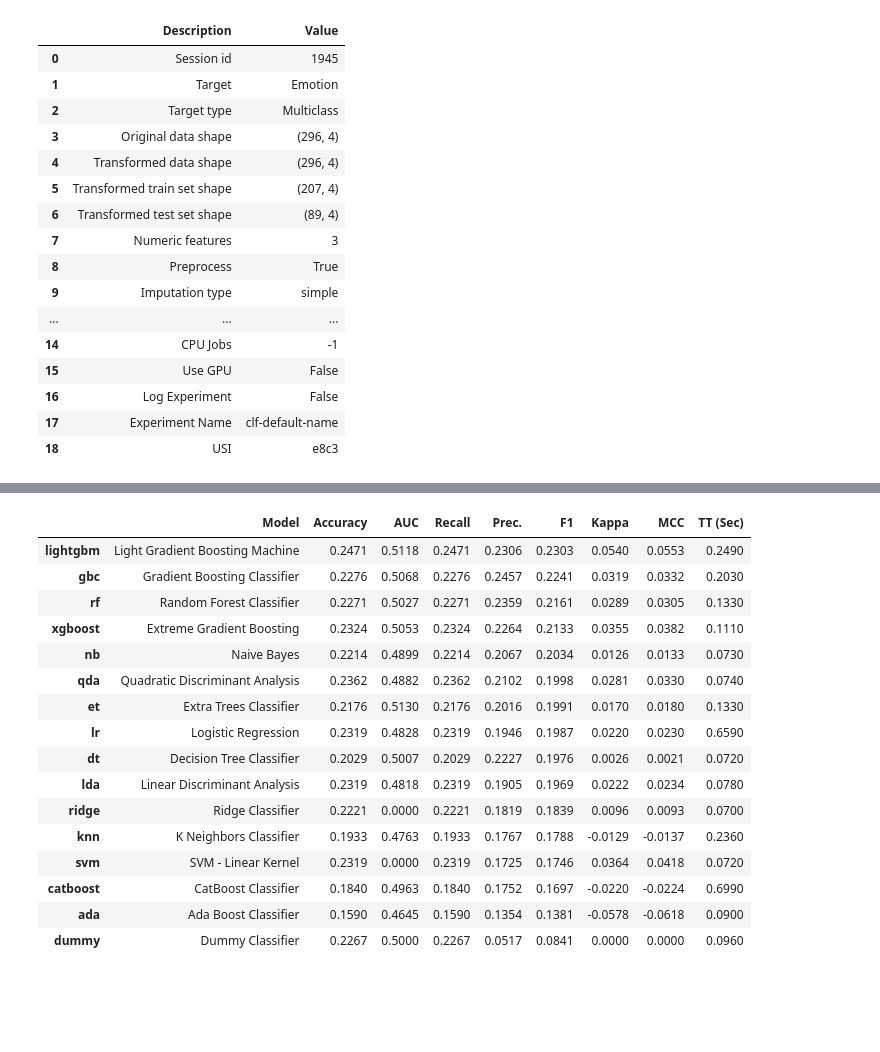
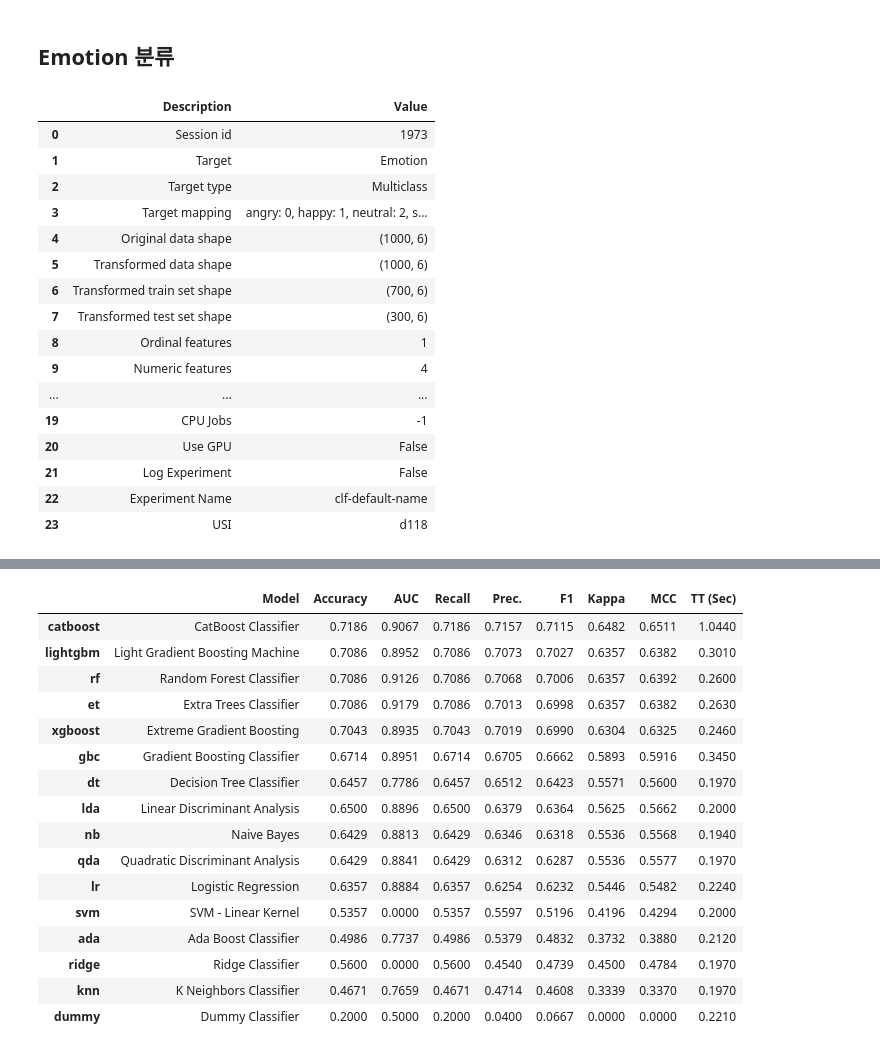
Before and after one commit to qlstn9150/ERC, a Jupyter notebook: 3.classification.ipynb, the cells around one changed output, grey strips where cells are left out. Drawn from its saved outputs; the diff is of its cells as text; code cells hidden in the pictures; blank space fills up the shorter version.

```diff
--- a/3.classification.ipynb
+++ b/3.classification.ipynb
@@ -9,45 +10,50 @@ directory= 'C:\\Users\\USER\\PycharmProjects\\ERC\\'
 os.chdir(directory)
 # %%
 data_n = 'temp' #temp, ibi, eda
-method = 'tsne' #pca, tsne, lle, umap
+method = 'umap' #pca, tsne, lle, umap
 # %%
-data = pd.read_csv('data/{}_{}.csv'.format(data_n, method))
+data = pd.read_csv('data/red/{}_{}.csv'.format(data_n, method))
+# %% [markdown]
+Emotion 분류
+---
 # %%
-clf = setup(data, target='Emotion')
-best_model = compare_models(sort='F1', n_select=3)
+from pycaret.classification import *
+
+emo_clf = setup(data, target='Emotion', session_id = 123)
+emo_best_model = compare_models(sort='F1')
 # %% [output]
 |  | Description | Value |
-| 0 | Session id | 1945 |
+| 0 | Session id | 1973 |
 | 1 | Target | Emotion |
 | 2 | Target type | Multiclass |
-| 3 | Original data shape | (296, 4) |
-| 4 | Transformed data shape | (296, 4) |
-| 5 | Transformed train set shape | (207, 4) |
-| 6 | Transformed test set shape | (89, 4) |
-| 7 | Numeric features | 3 |
-| 8 | Preprocess | True |
-| 9 | Imputation type | simple |
+| 3 | Target mapping | angry: 0, happy: 1, neutral: 2, s... |
+| 4 | Original data shape | (1000, 6) |
+| 5 | Transformed data shape | (1000, 6) |
+| 6 | Transformed train set shape | (700, 6) |
+| 7 | Transformed test set shape | (300, 6) |
+| 8 | Ordinal features | 1 |
+| 9 | Numeric features | 4 |
 | ... | ... | ... |
-| 14 | CPU Jobs | -1 |
-| 15 | Use GPU | False |
-| 16 | Log Experiment | False |
-| 17 | Experiment Name | clf-default-name |
-| 18 | USI | e8c3 |
+| 19 | CPU Jobs | -1 |
+| 20 | Use GPU | False |
+| 21 | Log Experiment | False |
+| 22 | Experiment Name | clf-default-name |
+| 23 | USI | d118 |
 [interactive output not drawn]
 |  | Model | Accuracy | AUC | Recall | Prec. | F1 | Kappa | MCC | TT (Sec) |
-| lightgbm | Light Gradient Boosting Machine | 0.2471 | 0.5118 | 0.2471 | 0.2306 | 0.2303 | 0.0540 | 0.0553 | 0.2490 |
-| gbc | Gradient Boosting Classifier | 0.2276 | 0.5068 | 0.2276 | 0.2457 | 0.2241 | 0.0319 | 0.0332 | 0.2030 |
-| rf | Random Forest Classifier | 0.2271 | 0.5027 | 0.2271 | 0.2359 | 0.2161 | 0.0289 | 0.0305 | 0.1330 |
-| xgboost | Extreme Gradient Boosting | 0.2324 | 0.5053 | 0.2324 | 0.2264 | 0.2133 | 0.0355 | 0.0382 | 0.1110 |
-| nb | Naive Bayes | 0.2214 | 0.4899 | 0.2214 | 0.2067 | 0.2034 | 0.0126 | 0.0133 | 0.0730 |
-| qda | Quadratic Discriminant Analysis | 0.2362 | 0.4882 | 0.2362 | 0.2102 | 0.1998 | 0.0281 | 0.0330 | 0.0740 |
-| et | Extra Trees Classifier | 0.2176 | 0.5130 | 0.2176 | 0.2016 | 0.1991 | 0.0170 | 0.0180 | 0.1330 |
-| lr | Logistic Regression | 0.2319 | 0.4828 | 0.2319 | 0.1946 | 0.1987 | 0.0220 | 0.0230 | 0.6590 |
-| dt | Decision Tree Classifier | 0.2029 | 0.5007 | 0.2029 | 0.2227 | 0.1976 | 0.0026 | 0.0021 | 0.0720 |
-| lda | Linear Discriminant Analysis | 0.2319 | 0.4818 | 0.2319 | 0.1905 | 0.1969 | 0.0222 | 0.0234 | 0.0780 |
-| ridge | Ridge Classifier | 0.2221 | 0.0000 | 0.2221 | 0.1819 | 0.1839 | 0.0096 | 0.0093 | 0.0700 |
-| knn | K Neighbors Classifier | 0.1933 | 0.4763 | 0.1933 | 0.1767 | 0.1788 | -0.0129 | -0.0137 | 0.2360 |
-| svm | SVM - Linear Kernel | 0.2319 | 0.0000 | 0.2319 | 0.1725 | 0.1746 | 0.0364 | 0.0418 | 0.0720 |
-| catboost | CatBoost Classifier | 0.1840 | 0.4963 | 0.1840 | 0.1752 | 0.1697 | -0.0220 | -0.0224 | 0.6990 |
-| ada | Ada Boost Classifier | 0.1590 | 0.4645 | 0.1590 | 0.1354 | 0.1381 | -0.0578 | -0.0618 | 0.0900 |
-| dummy | Dummy Classifier | 0.2267 | 0.5000 | 0.2267 | 0.0517 | 0.0841 | 0.0000 | 0.0000 | 0.0960 |
+| catboost | CatBoost Classifier | 0.7186 | 0.9067 | 0.7186 | 0.7157 | 0.7115 | 0.6482 | 0.6511 | 1.0440 |
+| lightgbm | Light Gradient Boosting Machine | 0.7086 | 0.8952 | 0.7086 | 0.7073 | 0.7027 | 0.6357 | 0.6382 | 0.3010 |
+| rf | Random Forest Classifier | 0.7086 | 0.9126 | 0.7086 | 0.7068 | 0.7006 | 0.6357 | 0.6392 | 0.2600 |
+| et | Extra Trees Classifier | 0.7086 | 0.9179 | 0.7086 | 0.7013 | 0.6998 | 0.6357 | 0.6382 | 0.2630 |
+| xgboost | Extreme Gradient Boosting | 0.7043 | 0.8935 | 0.7043 | 0.7019 | 0.6990 | 0.6304 | 0.6325 | 0.2460 |
+| gbc | Gradient Boosting Classifier | 0.6714 | 0.8951 | 0.6714 | 0.6705 | 0.6662 | 0.5893 | 0.5916 | 0.3450 |
+| dt | Decision Tree Classifier | 0.6457 | 0.7786 | 0.6457 | 0.6512 | 0.6423 | 0.5571 | 0.5600 | 0.1970 |
+| lda | Linear Discriminant Analysis | 0.6500 | 0.8896 | 0.6500 | 0.6379 | 0.6364 | 0.5625 | 0.5662 | 0.2000 |
+| nb | Naive Bayes | 0.6429 | 0.8813 | 0.6429 | 0.6346 | 0.6318 | 0.5536 | 0.5568 | 0.1940 |
+| qda | Quadratic Discriminant Analysis | 0.6429 | 0.8841 | 0.6429 | 0.6312 | 0.6287 | 0.5536 | 0.5577 | 0.1970 |
+| lr | Logistic Regression | 0.6357 | 0.8884 | 0.6357 | 0.6254 | 0.6232 | 0.5446 | 0.5482 | 0.2240 |
+| svm | SVM - Linear Kernel | 0.5357 | 0.0000 | 0.5357 | 0.5597 | 0.5196 | 0.4196 | 0.4294 | 0.2000 |
+| ada | Ada Boost Classifier | 0.4986 | 0.7737 | 0.4986 | 0.5379 | 0.4832 | 0.3732 | 0.3880 | 0.2120 |
+| ridge | Ridge Classifier | 0.5600 | 0.0000 | 0.5600 | 0.4540 | 0.4739 | 0.4500 | 0.4784 | 0.1970 |
+| knn | K Neighbors Classifier | 0.4671 | 0.7659 | 0.4671 | 0.4714 | 0.4608 | 0.3339 | 0.3370 | 0.1970 |
+| dummy | Dummy Classifier | 0.2000 | 0.5000 | 0.2000 | 0.0400 | 0.0667 | 0.0000 | 0.0000 | 0.2210 |
```
Also changed, not shown: parts of 8 cells of this notebook, 2 other files.
